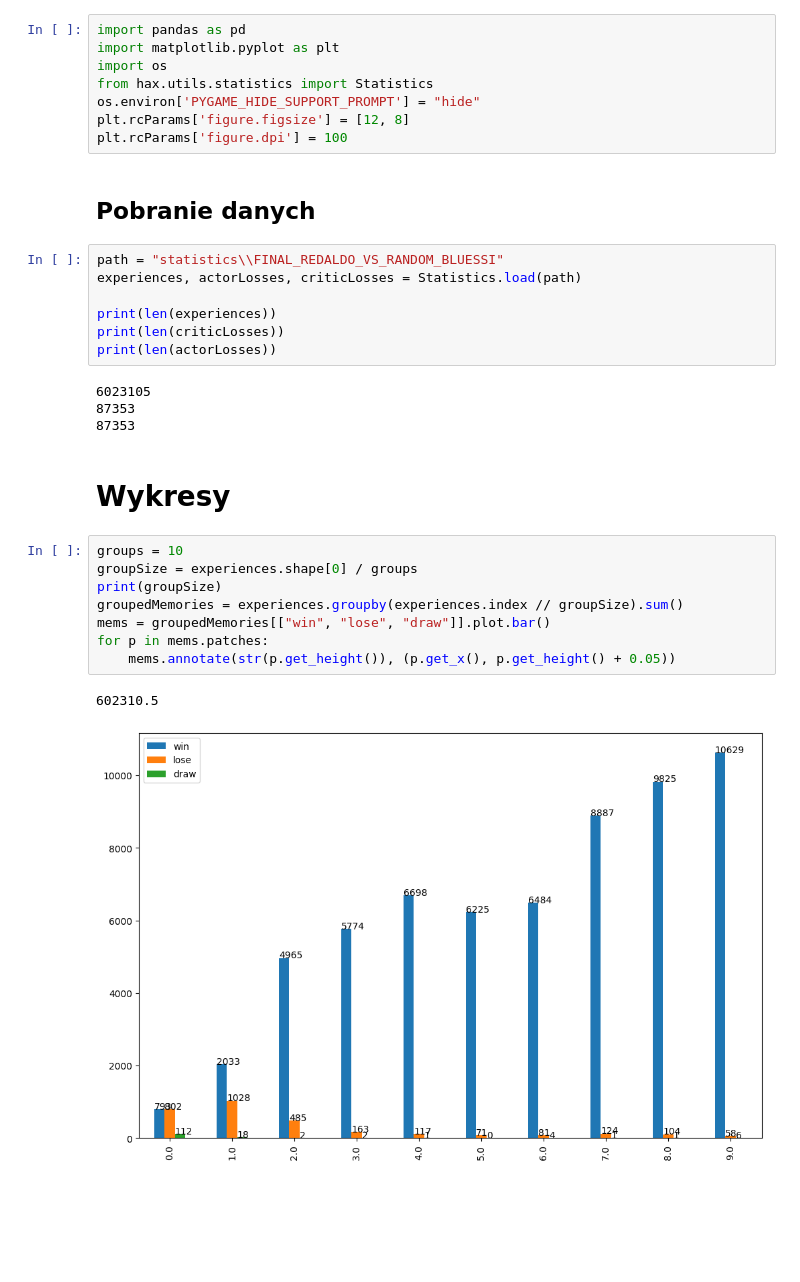
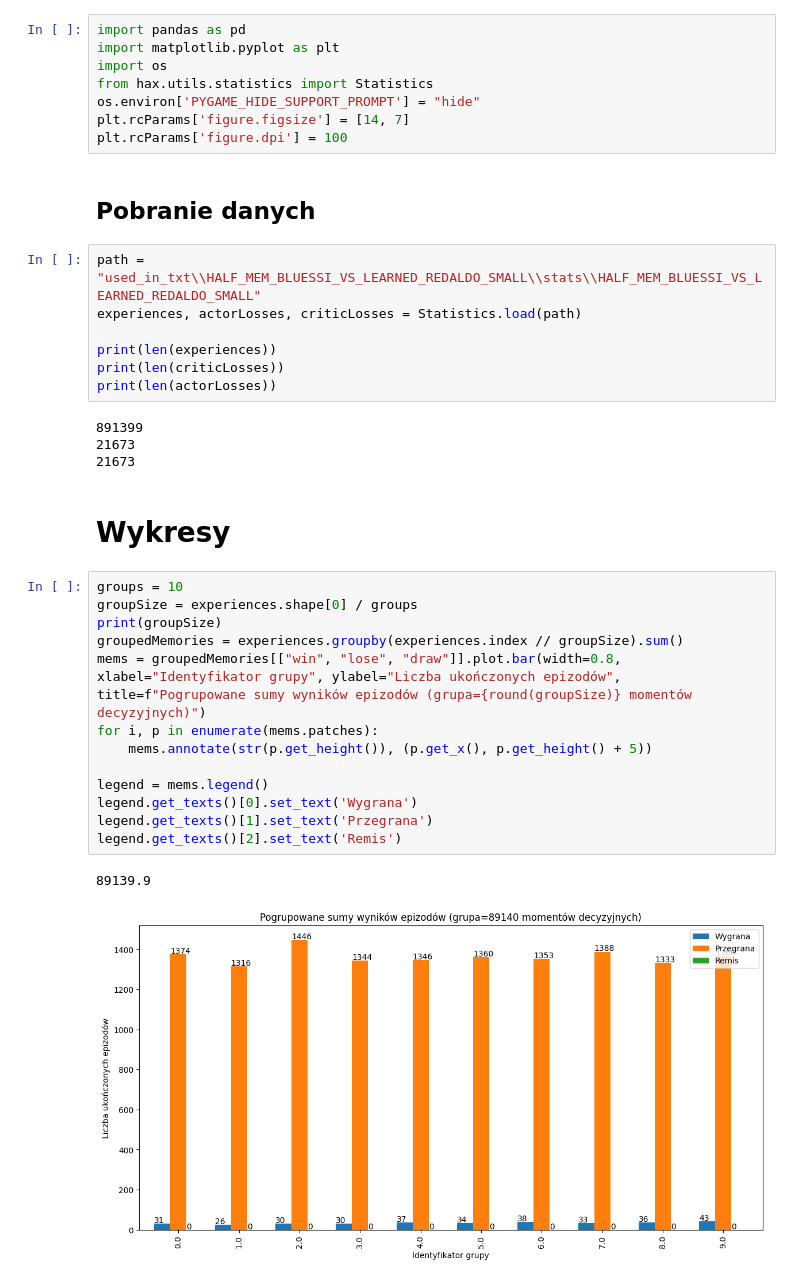
Before and after one commit to radiol00/mgrv3, a Jupyter notebook: hax_stat_analysis.ipynb, the cells around one changed output. Saved outputs shown, nothing was run; the diff lists cells and outputs as text; blank space fills up the shorter version.

```diff
--- a/hax_stat_analysis.ipynb
+++ b/hax_stat_analysis.ipynb
@@ -6,31 +6,36 @@ import matplotlib.pyplot as plt
 import os
 from hax.utils.statistics import Statistics
 os.environ['PYGAME_HIDE_SUPPORT_PROMPT'] = "hide"
-plt.rcParams['figure.figsize'] = [12, 8]
+plt.rcParams['figure.figsize'] = [14, 7]
 plt.rcParams['figure.dpi'] = 100
 # %% [markdown]
 ## Pobranie danych
 # %%
-path = "statistics\\FINAL_REDALDO_VS_RANDOM_BLUESSI"
+path = "used_in_txt\\HALF_MEM_BLUESSI_VS_LEARNED_REDALDO_SMALL\\stats\\HALF_MEM_BLUESSI_VS_LEARNED_REDALDO_SMALL"
 experiences, actorLosses, criticLosses = Statistics.load(path)
 
 print(len(experiences))
 print(len(criticLosses))
 print(len(actorLosses))
 # %% [output]
-6023105
-87353
-87353
+891399
+21673
+21673
 # %% [markdown]
 # Wykresy
 # %%
 groups = 10
 groupSize = experiences.shape[0] / groups
 print(groupSize)
 groupedMemories = experiences.groupby(experiences.index // groupSize).sum()
-mems = groupedMemories[["win", "lose", "draw"]].plot.bar()
-for p in mems.patches:
-    mems.annotate(str(p.get_height()), (p.get_x(), p.get_height() + 0.05))
+mems = groupedMemories[["win", "lose", "draw"]].plot.bar(width=0.8, xlabel="Identyfikator grupy", ylabel="Liczba ukończonych epizodów", title=f"Pogrupowane sumy wyników epizodów (grupa={round(groupSize)} momentów decyzyjnych)")
+for i, p in enumerate(mems.patches):
+    mems.annotate(str(p.get_height()), (p.get_x(), p.get_height() + 5))
+
+legend = mems.legend()
+legend.get_texts()[0].set_text('Wygrana')
+legend.get_texts()[1].set_text('Przegrana')
+legend.get_texts()[2].set_text('Remis')
 # %% [output]
-602310.5
+89139.9
-[figure, old version]
+[figure, new version]
```
Also changed, not shown: parts of 6 cells of this notebook, 11 other files.
